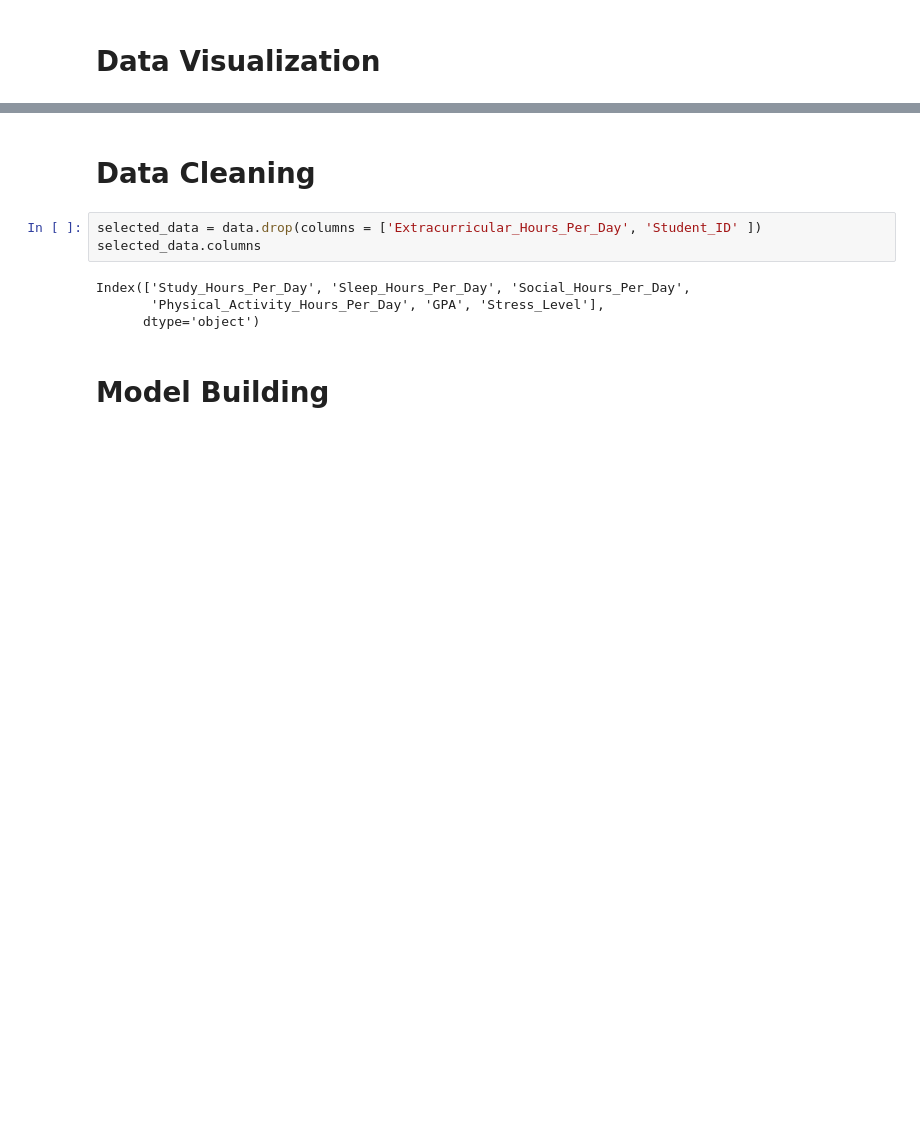
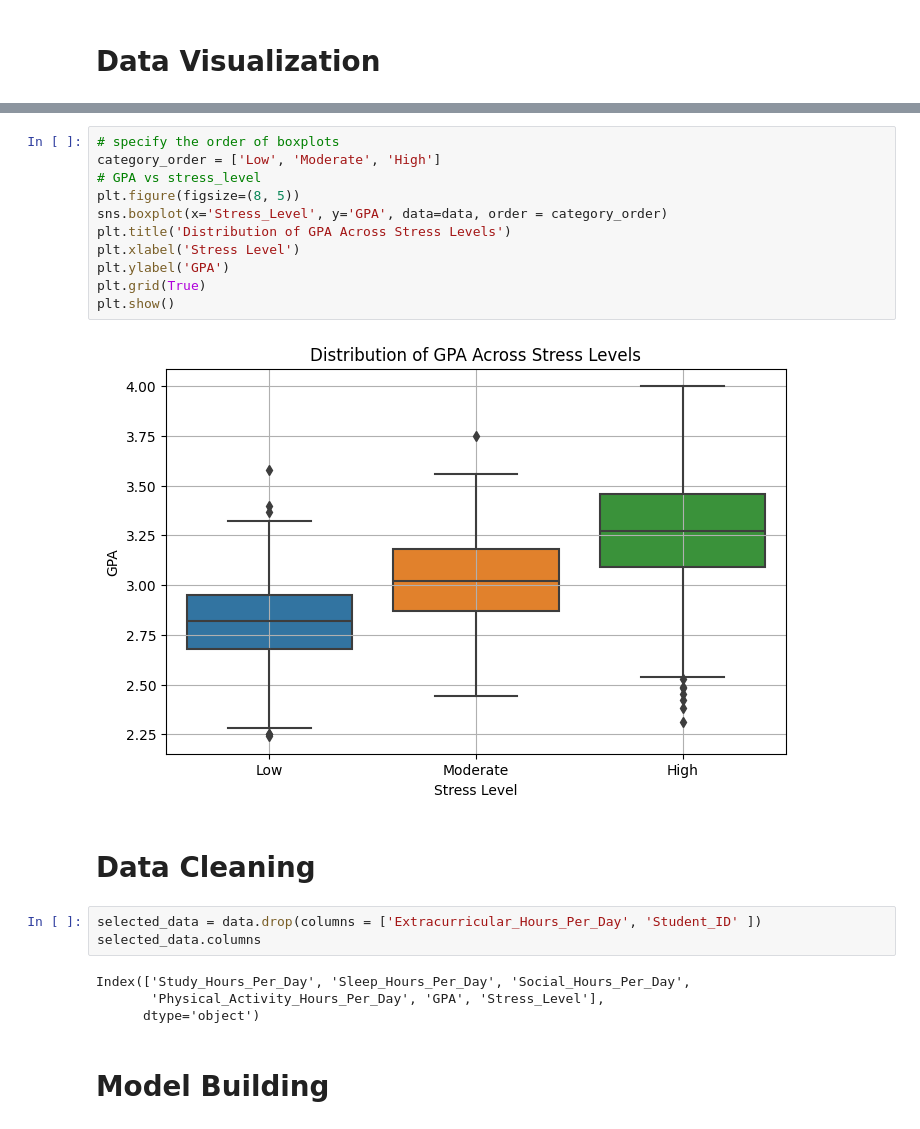
Before and after one commit to adawang1024/street_levels, a Jupyter notebook: EDA.ipynb, the cells around one changed output, grey strips where cells are left out. Cells and saved outputs as stored; diff of their text form; blank space fills up the shorter version.

```diff
--- a/EDA.ipynb
+++ b/EDA.ipynb
@@ -101,3 +123,16 @@ Name: Stress_Level, dtype: float64
+# %%
+# specify the order of boxplots
+category_order = ['Low', 'Moderate', 'High']
+# GPA vs stress_level
+plt.figure(figsize=(8, 5))
+sns.boxplot(x='Stress_Level', y='GPA', data=data, order = category_order)
+plt.title('Distribution of GPA Across Stress Levels')
+plt.xlabel('Stress Level')
+plt.ylabel('GPA')
+plt.grid(True)
+plt.show()
+# %% [output]
+[figure, added]
 # %% [markdown]
 # Data Cleaning
 # %%
```
Also changed, not shown: parts of 8 cells of this notebook.
